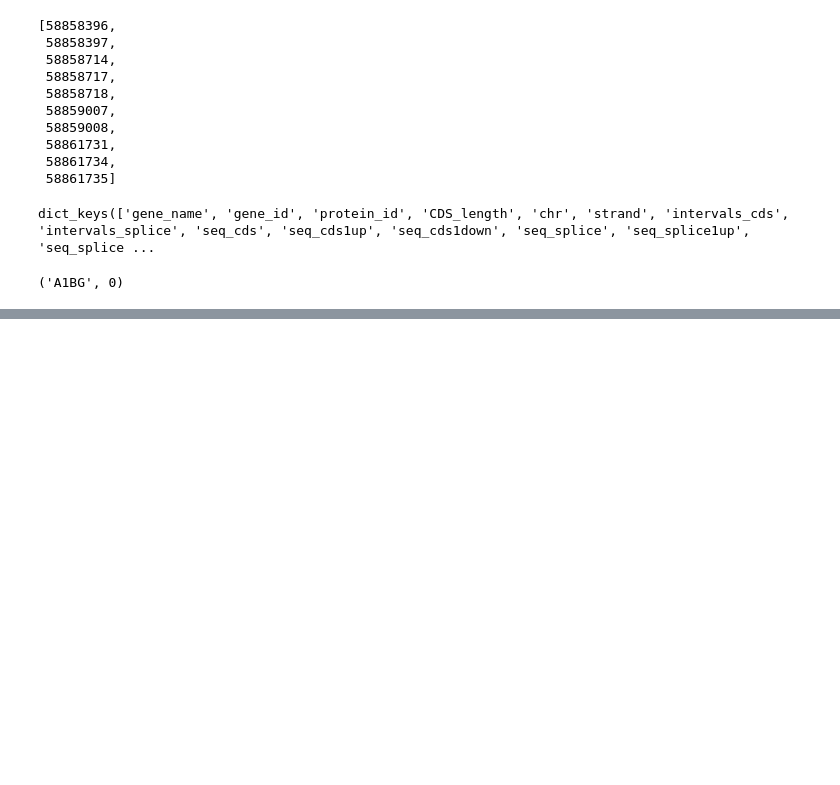
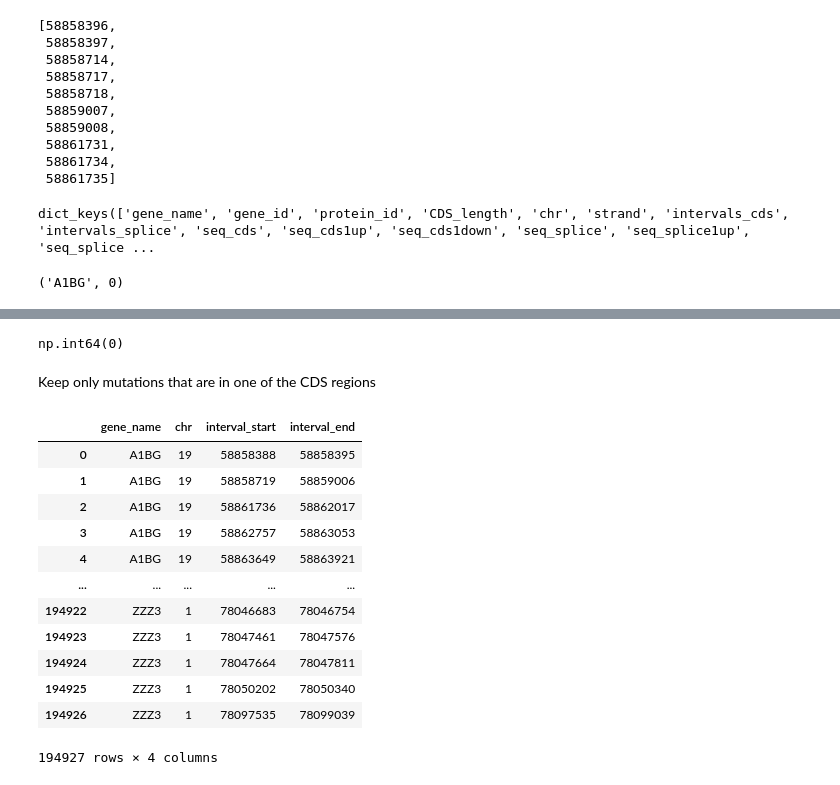
Before and after one commit to ArchKudo/driver, a Jupyter notebook: src/dnds.ipynb, the cells around one changed output, grey strips where cells are left out. Cells and saved outputs as stored; diff of their text form; code cells hidden in the pictures; blank space fills up the shorter version.

```diff
--- a/src/dnds.ipynb
+++ b/src/dnds.ipynb
@@ -169,0 +316,4 @@ genes[0], gidx[genes[0]]
+# %%
+_del_anchor.sum()
+# %% [output]
+np.int64(0)
@@ -169,0 +322,24 @@ genes[0], gidx[genes[0]]
+# %%
+intervals = pd.read_sql("""
+    SELECT gene_name, chr,
+        start AS interval_start, end AS interval_end
+    FROM cds_intervals
+    """, conn)
+# %% [markdown]
+Keep only mutations that are in one of the CDS regions
+# %%
+intervals
+# %% [output]
+|  | gene_name | chr | interval_start | interval_end |
+| 0 | A1BG | 19 | 58858388 | 58858395 |
+| 1 | A1BG | 19 | 58858719 | 58859006 |
+| 2 | A1BG | 19 | 58861736 | 58862017 |
+| 3 | A1BG | 19 | 58862757 | 58863053 |
+| 4 | A1BG | 19 | 58863649 | 58863921 |
+| ... | ... | ... | ... | ... |
+| 194922 | ZZZ3 | 1 | 78046683 | 78046754 |
+| 194923 | ZZZ3 | 1 | 78047461 | 78047576 |
+| 194924 | ZZZ3 | 1 | 78047664 | 78047811 |
+| 194925 | ZZZ3 | 1 | 78050202 | 78050340 |
+| 194926 | ZZZ3 | 1 | 78097535 | 78099039 |
+194927 rows × 4 columns
```
Also changed, not shown: parts of 44 cells of this notebook.
